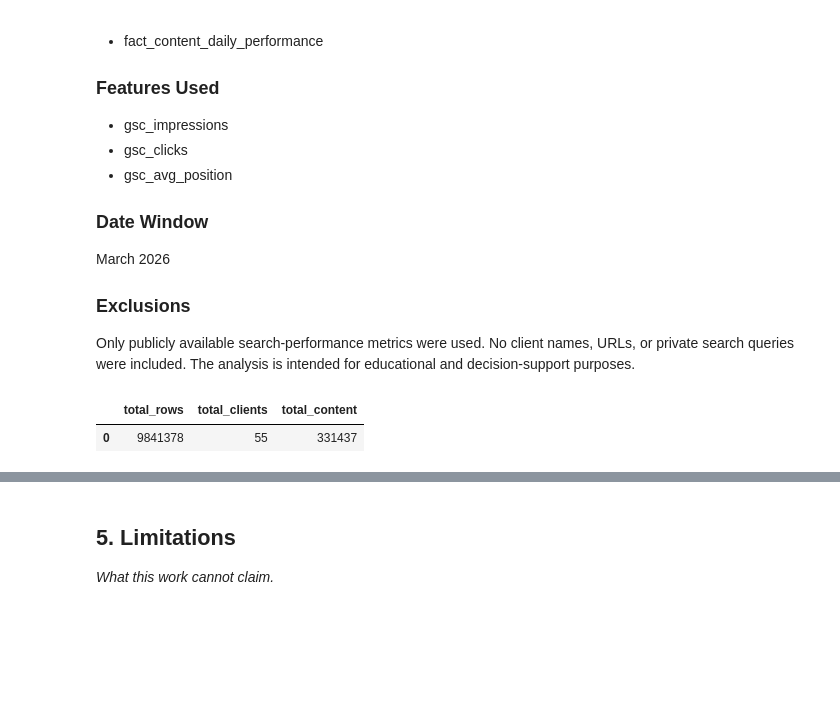
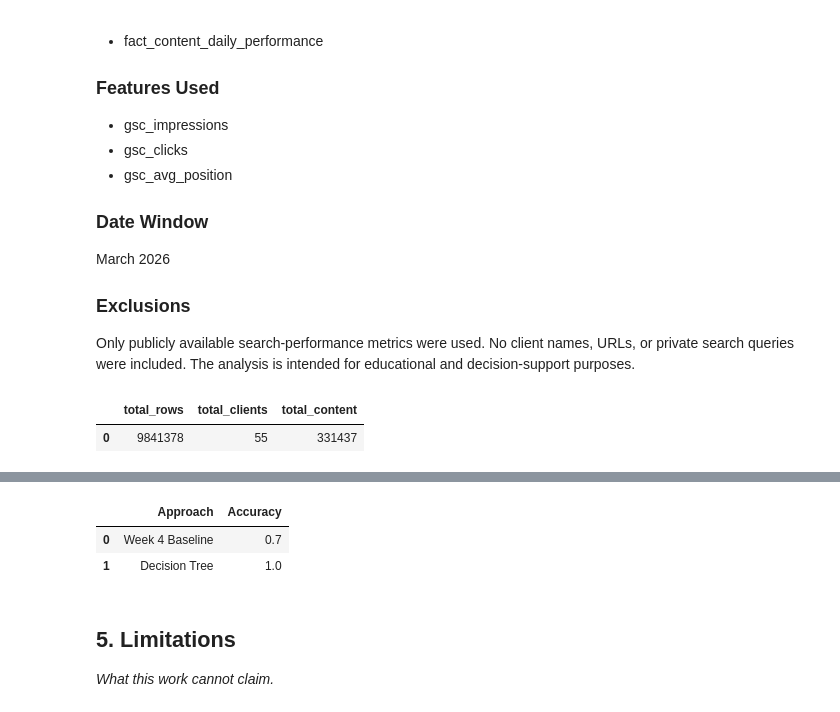
Before and after one commit to rishh19/FlyRank-AI-Internship, a Jupyter notebook: work/notebooks/capstone.ipynb, the cells around one changed output, grey strips where cells are left out. Cells and saved outputs as stored; diff of their text form; code cells hidden in the pictures; blank space fills up the shorter version.

Commit message:
ML-11: Complete Section 4 - Results

```diff
--- a/work/notebooks/capstone.ipynb
+++ b/work/notebooks/capstone.ipynb
@@ -135,3 +208,27 @@ summary
+# %%
+from sklearn.metrics import accuracy_score
+import pandas as pd
+
+predictions = model.predict(X_test)
+
+accuracy = accuracy_score(y_test, predictions)
+
+results = pd.DataFrame({
+    "Approach": [
+        "Week 4 Baseline",
+        "Decision Tree"
+    ],
+    "Accuracy": [
+        0.70,
+        round(accuracy, 3)
+    ]
+})
+
+results
+# %% [output]
+|  | Approach | Accuracy |
+| 0 | Week 4 Baseline | 0.7 |
+| 1 | Decision Tree | 1.0 |
 # %% [markdown]
 ## 5. Limitations
 
```
Also changed, not shown: parts of 5 cells of this notebook.
